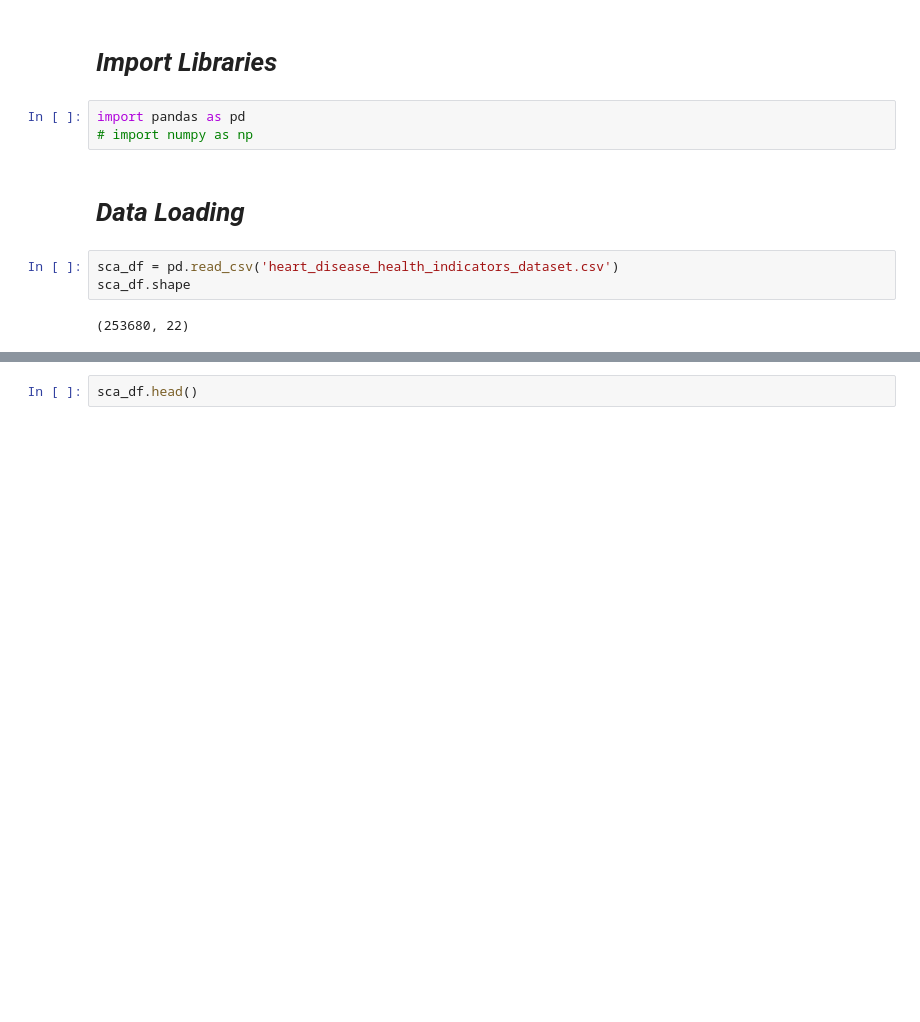
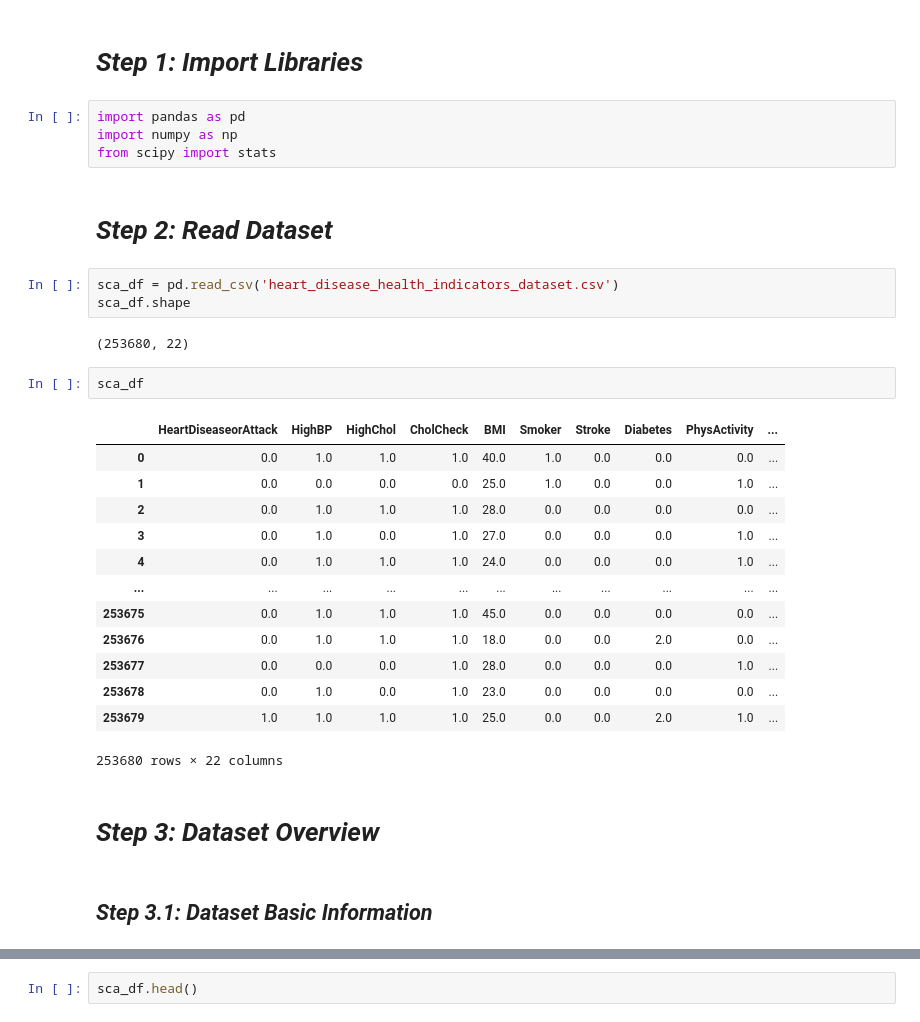
Before and after one commit to Sachin20010517/sca-supervised-prediction-model, a Jupyter notebook: sudden_cardiac_arrest.ipynb, the cells around one changed output, grey strips where cells are left out. Saved outputs shown, nothing was run; the diff lists cells and outputs as text; blank space fills up the shorter version.

```diff
--- a/sudden_cardiac_arrest.ipynb
+++ b/sudden_cardiac_arrest.ipynb
@@ -1,14 +1,35 @@
 # %% [markdown]
 <a href="https://colab.research.google.com/github/Sachin20010517/sca-supervised-prediction-model/blob/main/sudden_cardiac_arrest.ipynb" target="_parent"><img src="https://colab.research.google.com/assets/colab-badge.svg" alt="Open In Colab"/></a>
 # %% [markdown]
-# ***Import Libraries***
+# ***Step 1: Import Libraries***
 # %%
 import pandas as pd
-# import numpy as np
+import numpy as np
+from scipy import stats
-# %% [markdown]
-# ***Data Loading***
+# %% [markdown]
+# ***Step 2: Read Dataset***
 # %%
 sca_df = pd.read_csv('heart_disease_health_indicators_dataset.csv')
 sca_df.shape
 # %% [output]
 (253680, 22)
+# %%
+sca_df
+# %% [output]
+|  | HeartDiseaseorAttack | HighBP | HighChol | CholCheck | BMI | Smoker | Stroke | Diabetes | PhysActivity | ... |
+| 0 | 0.0 | 1.0 | 1.0 | 1.0 | 40.0 | 1.0 | 0.0 | 0.0 | 0.0 | ... |
+| 1 | 0.0 | 0.0 | 0.0 | 0.0 | 25.0 | 1.0 | 0.0 | 0.0 | 1.0 | ... |
+| 2 | 0.0 | 1.0 | 1.0 | 1.0 | 28.0 | 0.0 | 0.0 | 0.0 | 0.0 | ... |
+| 3 | 0.0 | 1.0 | 0.0 | 1.0 | 27.0 | 0.0 | 0.0 | 0.0 | 1.0 | ... |
+| 4 | 0.0 | 1.0 | 1.0 | 1.0 | 24.0 | 0.0 | 0.0 | 0.0 | 1.0 | ... |
+| ... | ... | ... | ... | ... | ... | ... | ... | ... | ... | ... |
+| 253675 | 0.0 | 1.0 | 1.0 | 1.0 | 45.0 | 0.0 | 0.0 | 0.0 | 0.0 | ... |
+| 253676 | 0.0 | 1.0 | 1.0 | 1.0 | 18.0 | 0.0 | 0.0 | 2.0 | 0.0 | ... |
+| 253677 | 0.0 | 0.0 | 0.0 | 1.0 | 28.0 | 0.0 | 0.0 | 0.0 | 1.0 | ... |
+| 253678 | 0.0 | 1.0 | 0.0 | 1.0 | 23.0 | 0.0 | 0.0 | 0.0 | 0.0 | ... |
+| 253679 | 1.0 | 1.0 | 1.0 | 1.0 | 25.0 | 0.0 | 0.0 | 2.0 | 1.0 | ... |
+253680 rows × 22 columns
+# %% [markdown]
+# ***Step 3: Dataset Overview***
+# %% [markdown]
+## *Step 3.1: Dataset Basic Information*
```
Also changed, not shown: parts of 22 cells of this notebook.
